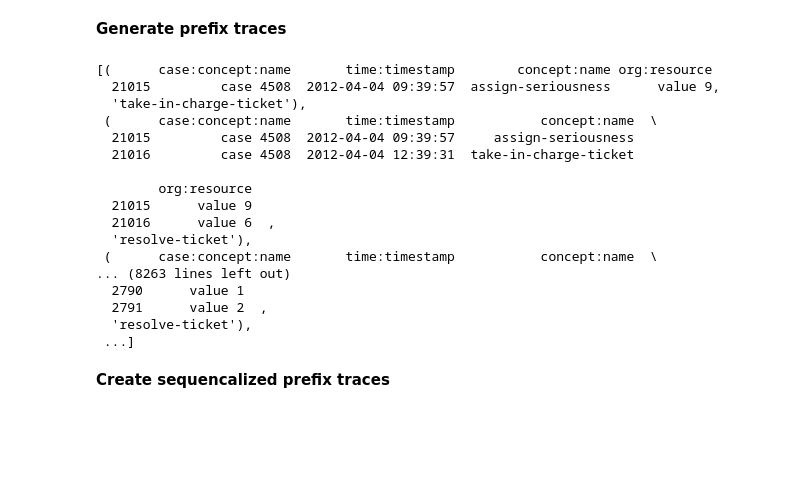
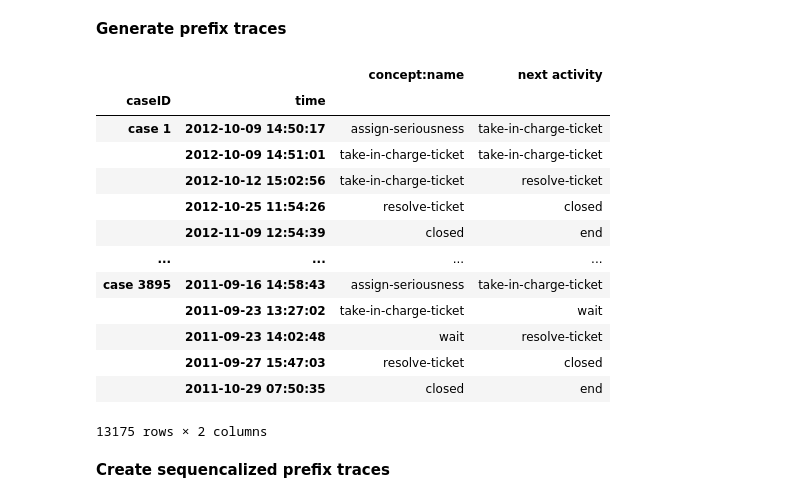
Before and after one commit to k3nk4n3kI/Online_Process_Concept_Drift, a Jupyter notebook: notebooks/20_Preprocessing.ipynb, the cells around one changed output. Cells and saved outputs as stored; diff of their text form; code cells hidden in the pictures; blank space fills up the shorter version.

```diff
--- a/notebooks/20_Preprocessing.ipynb
+++ b/notebooks/20_Preprocessing.ipynb
@@ -63,7 +96,7 @@ memory usage: 833.9+ KB
 # %%
 # Remove missing values
-df_helpdesk_clean = missing_values(df_helpdesk, "case:concept:name")
+df_clean = missing_values(df, "case:concept:name")
 
 #Delete Outliers (IQR)
-df_helpdesk_clean = outliers(df_helpdesk_clean, "case:concept:name")
+df_clean = outliers(df_clean, "case:concept:name")
 # %%
@@ -79,8 +138,8 @@ df_helpdesk_clean.head()
 **Create next activity column**
 # %%
 #Create next activity for each event
-df_helpdesk_clean = next_activity(df_helpdesk_clean)
-df_helpdesk_clean
+df_clean = next_activity(df_clean)
+df_clean
 # %% [output]
 |  | case:concept:name | time:timestamp | concept:name | org:resource | next activity |
 | 0 | Case 1 | 2012-10-09 14:50:17 | Assign-seriousness | Value 1 | Take-in-charge-ticket |
@@ -137,20 +190,0 @@ test_prefix_traces = generate_prefix_traces(test_df, "time:timestamp", "case:con
-# %%
-test_prefix_traces
-# %% [output]
-[(      case:concept:name       time:timestamp        concept:name org:resource
-  21015         case 4508  2012-04-04 09:39:57  assign-seriousness      value 9,
-  'take-in-charge-ticket'),
- (      case:concept:name       time:timestamp           concept:name  \
-  21015         case 4508  2012-04-04 09:39:57     assign-seriousness
-  21016         case 4508  2012-04-04 12:39:31  take-in-charge-ticket
-
-        org:resource
-  21015      value 9
-  21016      value 6  ,
-  'resolve-ticket'),
- (      case:concept:name       time:timestamp           concept:name  \
-... (8263 lines left out)
-  2790      value 1
-  2791      value 2  ,
-  'resolve-ticket'),
- ...]
@@ -156,0 +195,17 @@ test_prefix_traces
+# %%
+train_df
+# %% [output]
+|  |  | concept:name | next activity |
+| caseID | time |  |  |
+| case 1 | 2012-10-09 14:50:17 | assign-seriousness | take-in-charge-ticket |
+|  | 2012-10-09 14:51:01 | take-in-charge-ticket | take-in-charge-ticket |
+|  | 2012-10-12 15:02:56 | take-in-charge-ticket | resolve-ticket |
+|  | 2012-10-25 11:54:26 | resolve-ticket | closed |
+|  | 2012-11-09 12:54:39 | closed | end |
+| ... | ... | ... | ... |
+| case 3895 | 2011-09-16 14:58:43 | assign-seriousness | take-in-charge-ticket |
+|  | 2011-09-23 13:27:02 | take-in-charge-ticket | wait |
+|  | 2011-09-23 14:02:48 | wait | resolve-ticket |
+|  | 2011-09-27 15:47:03 | resolve-ticket | closed |
+|  | 2011-10-29 07:50:35 | closed | end |
+13175 rows × 2 columns
```
Also changed, not shown: parts of 28 cells of this notebook, 2 other files.
